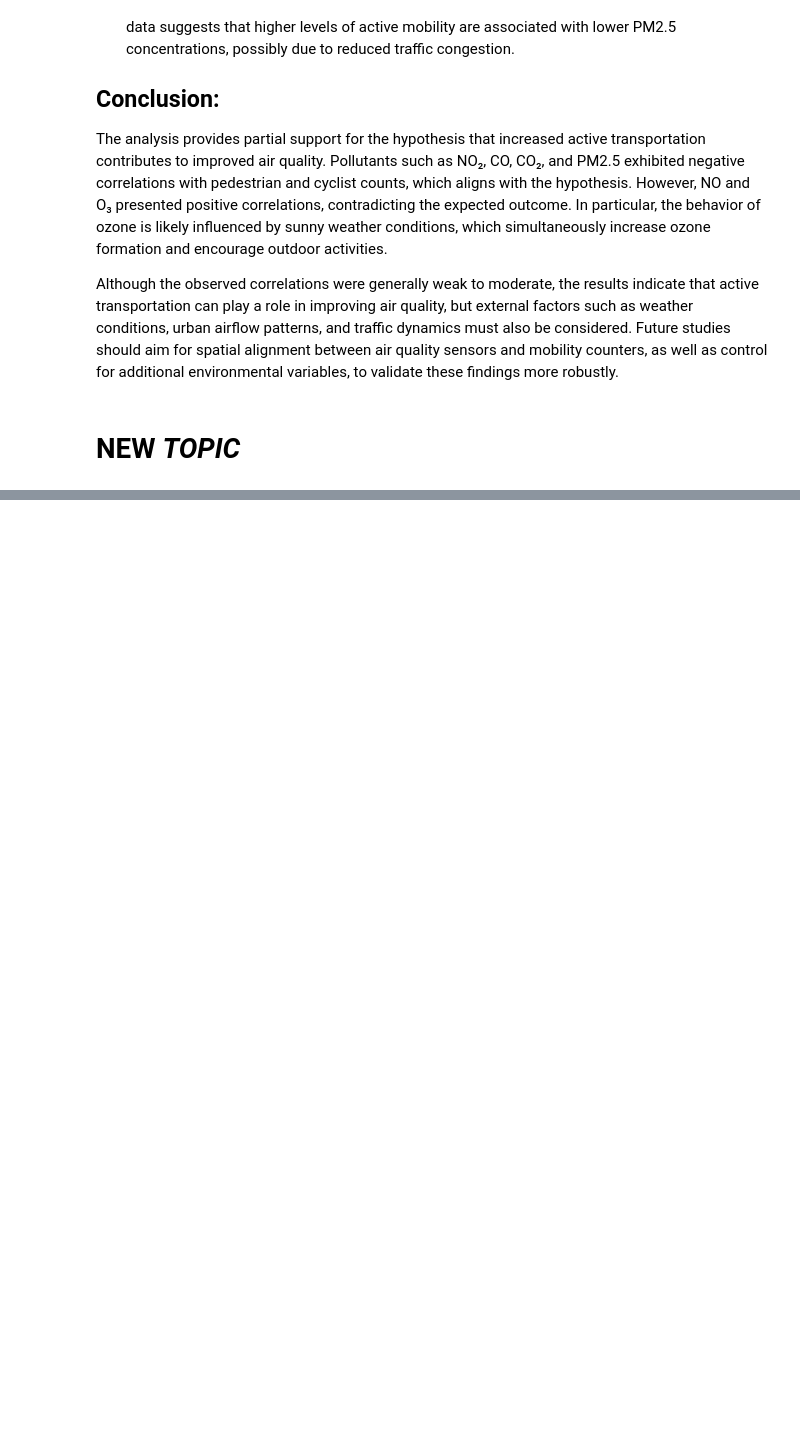
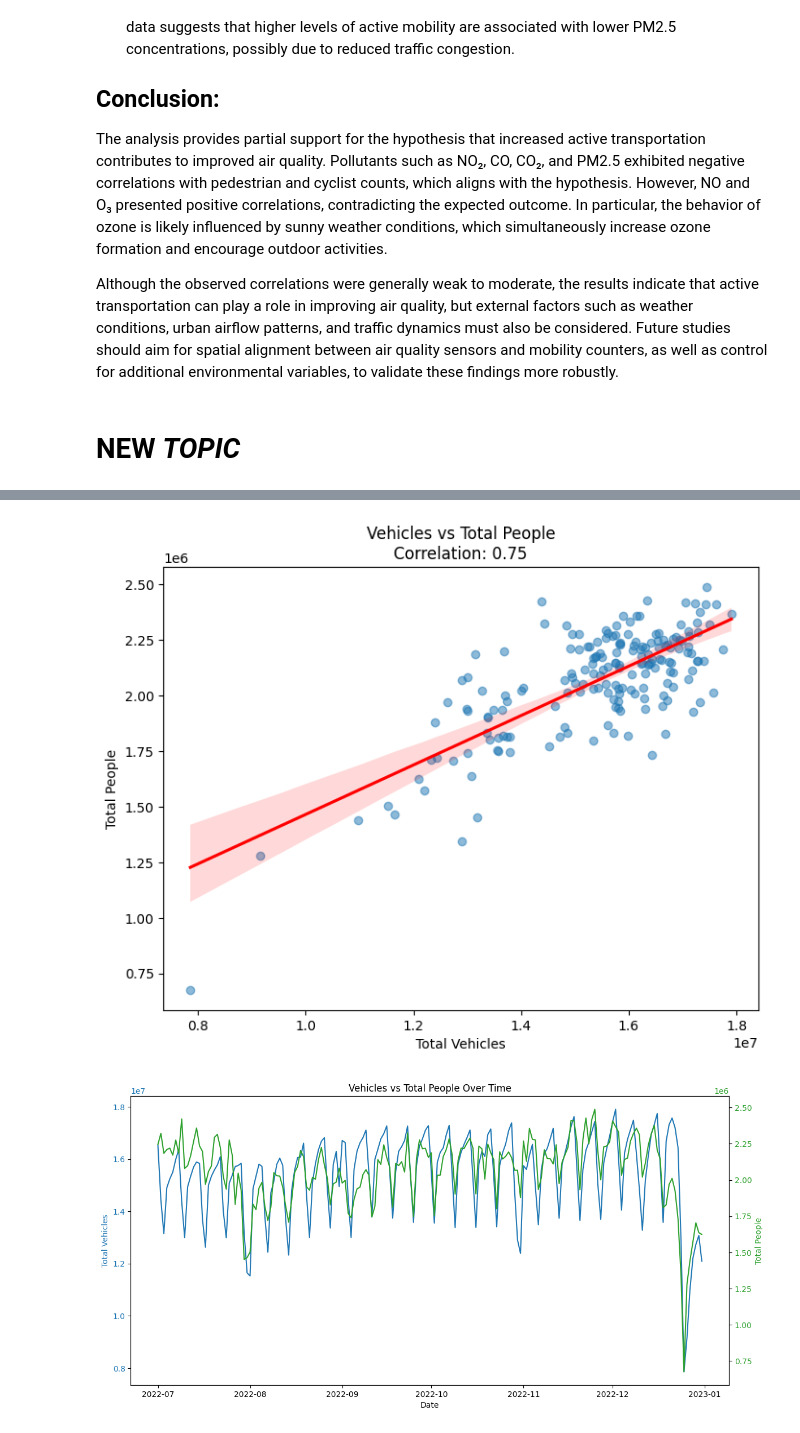
Before and after one commit to GiselleMelo/Ubiquity, a Jupyter notebook: projeto.ipynb, the cells around one changed output, grey strips where cells are left out. Cells and saved outputs as stored; diff of their text form; code cells hidden in the pictures; blank space fills up the shorter version.

```diff
--- a/projeto.ipynb
+++ b/projeto.ipynb
@@ -767,0 +764,5 @@ KeyError: 'Date'
+# %%
+traffic_daily['Day_date'] = pd.to_datetime(traffic_daily['Day_date'])
+merged_traffic_pedcycle = pd.merge(daily_sum, traffic_daily, on='Day_date')
+merged_traffic_pedcycle['TotalPeople'] = merged_traffic_pedcycle['TotalCyclists']+ merged_traffic_pedcycle['TotalPedestrians']
+merged_traffic_pedcycle
@@ -767,0 +783,39 @@ KeyError: 'Date'
+# %%
+import matplotlib.pyplot as plt
+import seaborn as sns
+from scipy.stats import pearsonr
+
+# Scatter plot com linha de regressão (Vehicles vs Total People)
+plt.figure(figsize=(8,6))
+sns.regplot(data=merged_traffic_pedcycle,
+            x='TotalVehicles',
+            y='TotalPeople',
+            scatter_kws={'alpha':0.5},
+            line_kws={'color':'red'})
+corr, _ = pearsonr(merged_traffic_pedcycle['TotalVehicles'], merged_traffic_pedcycle['TotalPeople'])
+plt.title(f'Vehicles vs Total People\nCorrelation: {corr:.2f}')
+plt.xlabel('Total Vehicles')
+plt.ylabel('Total People')
+plt.show()
+
+# Gráfico de linhas com eixo duplo (Vehicles vs Total People)
+fig, ax1 = plt.subplots(figsize=(12,6))
+
+color = 'tab:blue'
+ax1.set_xlabel('Date')
+ax1.set_ylabel('Total Vehicles', color=color)
+ax1.plot(merged_traffic_pedcycle['Day_date'], merged_traffic_pedcycle['TotalVehicles'], color=color, label='Vehicles')
+ax1.tick_params(axis='y', labelcolor=color)
+
+ax2 = ax1.twinx()  # segundo eixo y
+color = 'tab:green'
+ax2.set_ylabel('Total People', color=color)
+ax2.plot(merged_traffic_pedcycle['Day_date'], merged_traffic_pedcycle['TotalPeople'], color=color, label='Total People')
+ax2.tick_params(axis='y', labelcolor=color)
+
+fig.tight_layout()
+plt.title('Vehicles vs Total People Over Time')
+plt.show()
+# %% [output]
+[figure, added]
+[figure, added]
```
Also changed, not shown: parts of 9 cells of this notebook.
